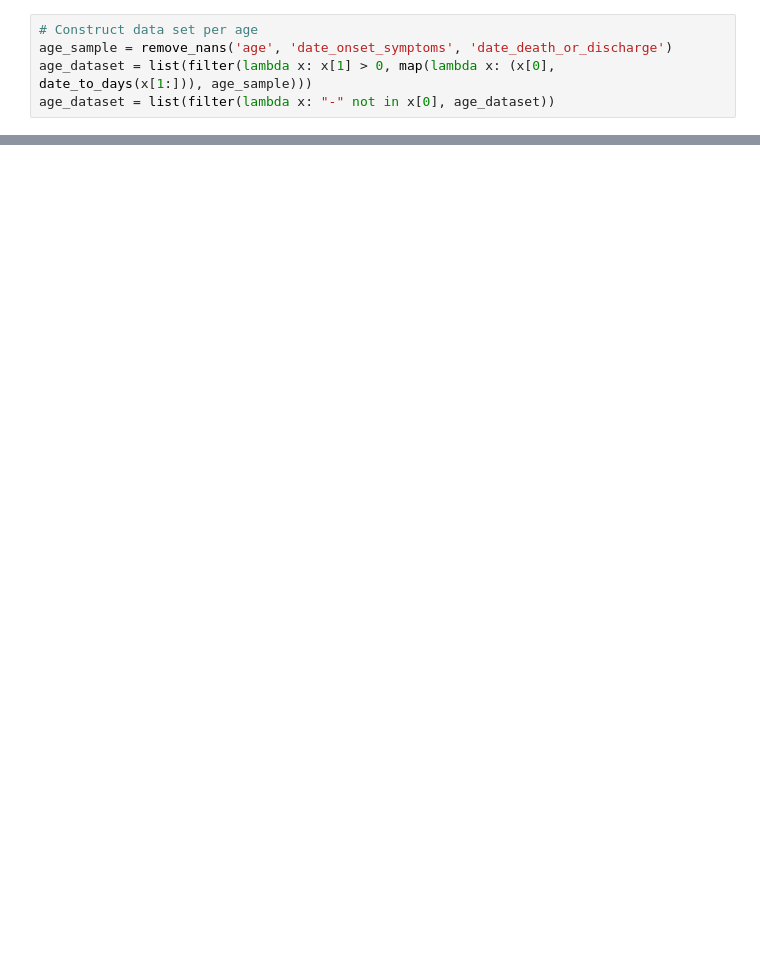
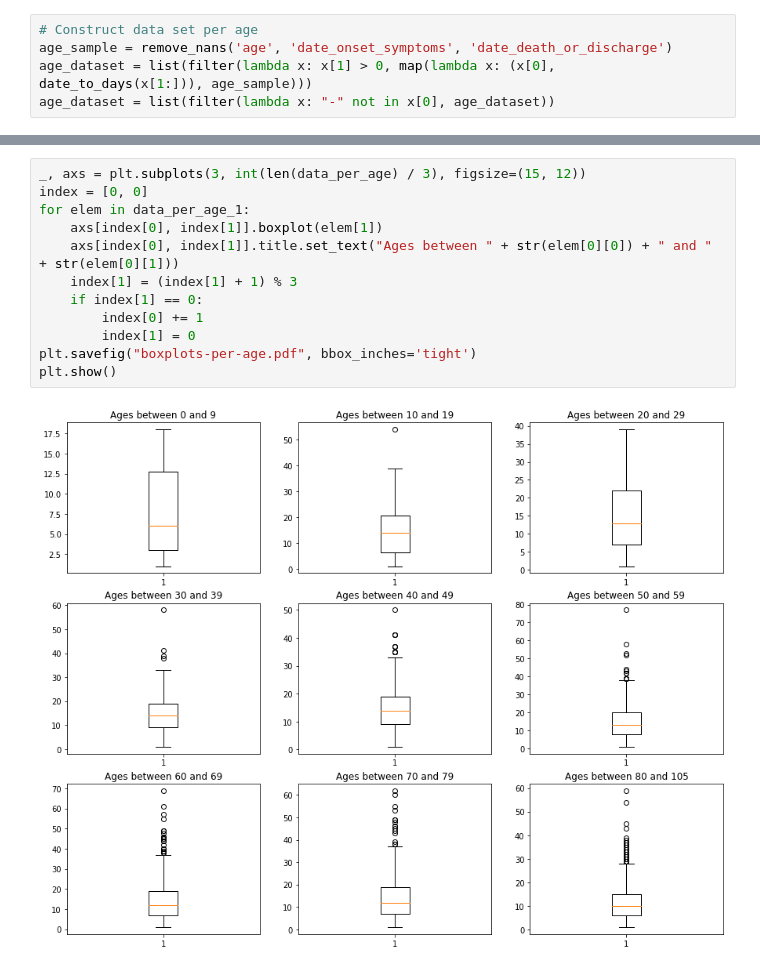
Before and after one commit to juanscr/covid-abms, a Jupyter notebook: misc/data-mining.ipynb, the cells around one changed output, grey strips where cells are left out. Drawn from its saved outputs; the diff is of its cells as text; blank space fills up the shorter version.

```diff
--- a/misc/data-mining.ipynb
+++ b/misc/data-mining.ipynb
@@ -213,0 +214,14 @@ plt.show()
+# %%
+_, axs = plt.subplots(3, int(len(data_per_age) / 3), figsize=(15, 12))
+index = [0, 0]
+for elem in data_per_age_1:
+    axs[index[0], index[1]].boxplot(elem[1])
+    axs[index[0], index[1]].title.set_text("Ages between " + str(elem[0][0]) + " and " + str(elem[0][1]))
+    index[1] = (index[1] + 1) % 3
+    if index[1] == 0:
+        index[0] += 1
+        index[1] = 0
+plt.savefig("boxplots-per-age.pdf", bbox_inches='tight')
+plt.show()
+# %% [output]
+[figure, added]
```
Also changed, not shown: parts of 7 cells of this notebook, 1 other file.
